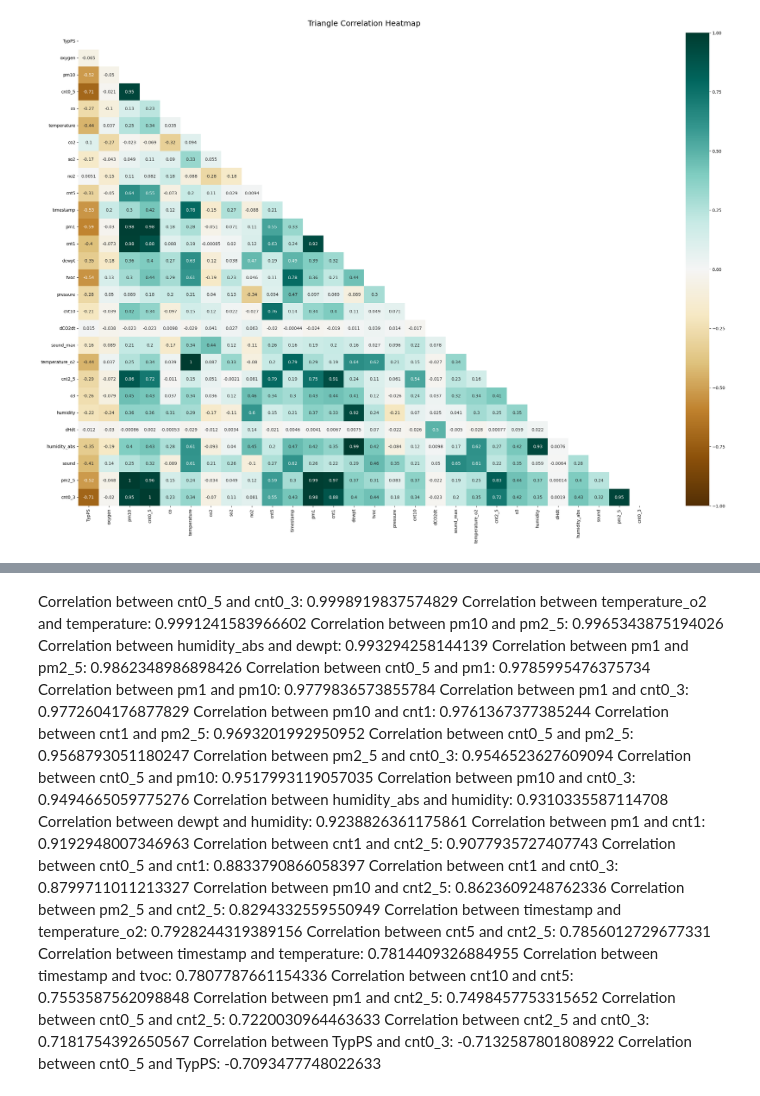
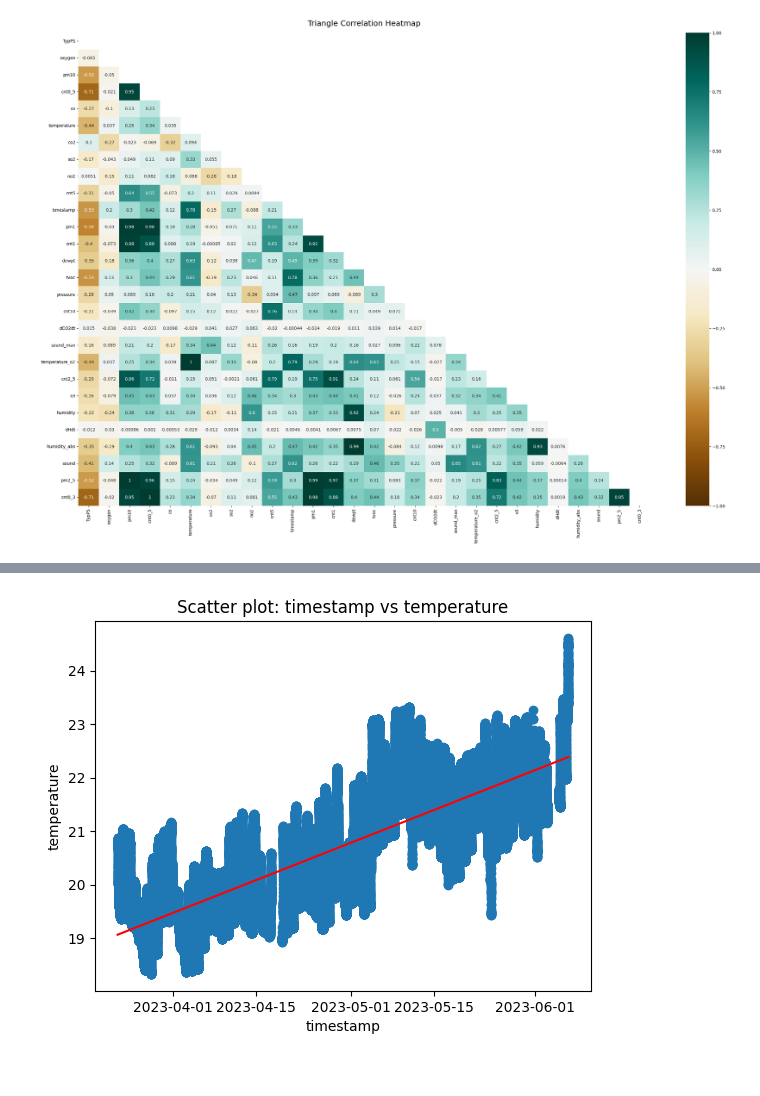
Before and after one commit to Dragnee1Natsu/Air-q-Projekt, a Jupyter notebook: Data_Analysis.ipynb, the cells around one changed output, grey strips where cells are left out. Saved outputs shown, nothing was run; the diff lists cells and outputs as text; code cells hidden in the pictures.

```diff
--- a/Data_Analysis.ipynb
+++ b/Data_Analysis.ipynb
@@ -38,33 +37,4 @@ Correlation between cnt0_5 and TypPS:                       -0.7093477748022633
-# %% [markdown]
-Correlation between cnt0_5 and cnt0_3:                      0.9998919837574829
-Correlation between temperature_o2 and temperature:         0.9991241583966602
-Correlation between pm10 and pm2_5:                         0.9965343875194026
-Correlation between humidity_abs and dewpt:                 0.993294258144139
-Correlation between pm1 and pm2_5:                          0.9862348986898426
-Correlation between cnt0_5 and pm1:                         0.9785995476375734
-Correlation between pm1 and pm10:                           0.9779836573855784
-Correlation between pm1 and cnt0_3:                         0.9772604176877829
-Correlation between pm10 and cnt1:                          0.9761367377385244
-Correlation between cnt1 and pm2_5:                         0.9693201992950952
-Correlation between cnt0_5 and pm2_5:                       0.9568793051180247
-Correlation between pm2_5 and cnt0_3:                       0.9546523627609094
-Correlation between cnt0_5 and pm10:                        0.9517993119057035
-Correlation between pm10 and cnt0_3:                        0.9494665059775276
-Correlation between humidity_abs and humidity:              0.9310335587114708
-Correlation between dewpt and humidity:                     0.9238826361175861
-Correlation between pm1 and cnt1:                           0.9192948007346963
-Correlation between cnt1 and cnt2_5:                        0.9077935727407743
-Correlation between cnt0_5 and cnt1:                        0.8833790866058397
-Correlation between cnt1 and cnt0_3:                        0.8799711011213327
-Correlation between pm10 and cnt2_5:                        0.8623609248762336
-Correlation between pm2_5 and cnt2_5:                       0.8294332559550949
-Correlation between timestamp and temperature_o2:           0.7928244319389156
-Correlation between cnt5 and cnt2_5:                        0.7856012729677331
-Correlation between timestamp and temperature:              0.7814409326884955
-Correlation between timestamp and tvoc:                     0.7807787661154336
-Correlation between cnt10 and cnt5:                         0.7553587562098848
-Correlation between pm1 and cnt2_5:                         0.7498457753315652
-Correlation between cnt0_5 and cnt2_5:                      0.7220030964463633
-Correlation between cnt2_5 and cnt0_3:                      0.7181754392650567
-Correlation between TypPS and cnt0_3:                       -0.7132587801808922
-Correlation between cnt0_5 and TypPS:                       -0.7093477748022633
+# %%
+lab.plot_scatter("timestamp", "temperature", True)
+# %% [output]
+[figure, added]
```
Also changed, not shown: parts of 20 cells of this notebook, 2 other files.
